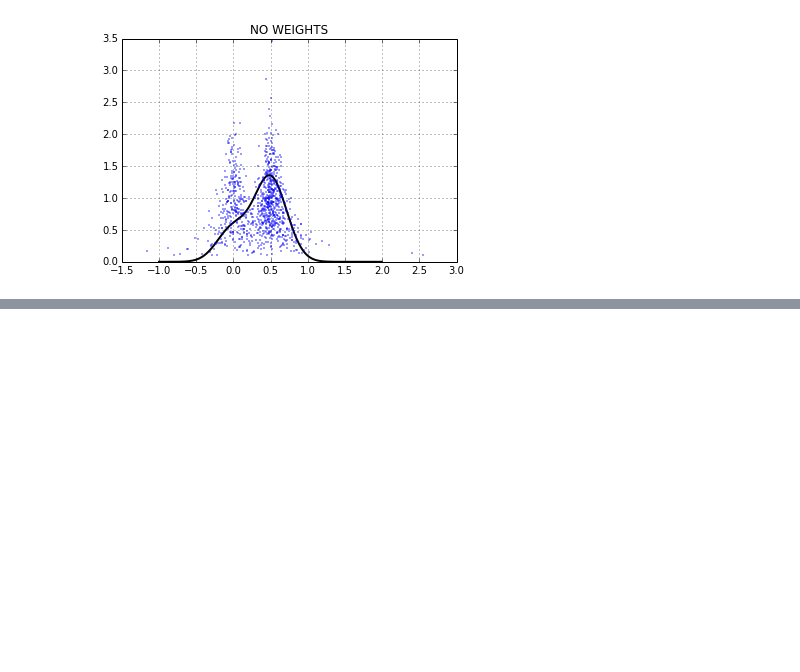
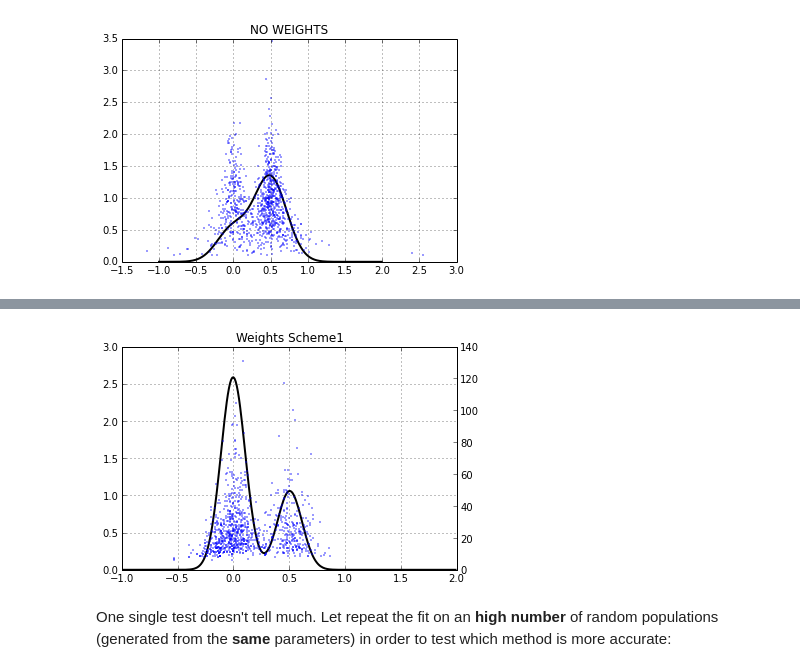
Before and after one commit to tritemio/notebooks, a Jupyter notebook: Mixture_Model_Fitting.ipynb, the cells around one changed output, grey strips where cells are left out. Drawn from its saved outputs; the diff is of its cells as text; code cells hidden in the pictures; blank space fills up the shorter version.

```diff
--- a/Mixture_Model_Fitting.ipynb
+++ b/Mixture_Model_Fitting.ipynb
@@ -612,0 +684,7 @@ plot(s, 0.1/sigma_tot, 'o', mew=0, ms=2, alpha=0.5)
+# %%
+plot_fit(p_w, s, nd, na, name="Weights Scheme1")
+# %% [output]
+[figure, added]
+# %% [markdown]
+One single test doesn't tell much. Let repeat the fit on an **high number** of random populations
+(generated from the **same** parameters) in order to test which method is more accurate:
```
Also changed, not shown: parts of 40 cells of this notebook.
